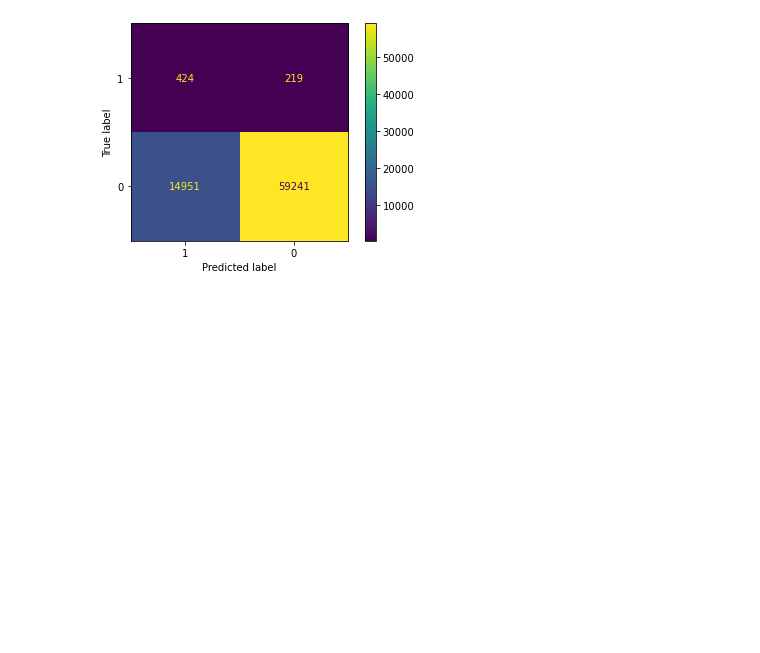
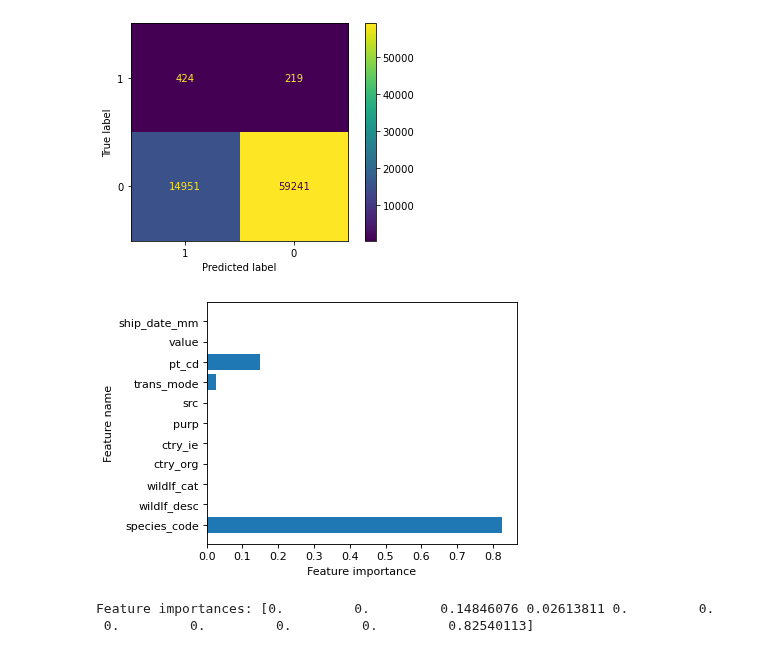
Before and after one commit to YinterestingProjects/milestone_2, a Jupyter notebook: modeling/5_tuning_export_SMOTE_DecisionTree2.ipynb, the cells around one changed output. Cells and saved outputs as stored; diff of their text form; code cells hidden in the pictures; blank space fills up the shorter version.

Commit message:
updated with additional feature importance and confusion matrix

```diff
--- a/modeling/5_tuning_export_SMOTE_DecisionTree2.ipynb
+++ b/modeling/5_tuning_export_SMOTE_DecisionTree2.ipynb
@@ -277,3 +277,17 @@ Random Forest 2 (best model)
  [[  424   219]
  [14951 59241]]
 [figure]
+# %%
+from adspy_shared_utilities import plot_feature_importances
+from adspy_shared_utilities import plot_decision_tree
+import matplotlib.pyplot as plt
+
+plt.figure(figsize=(5,4), dpi=80)
+plot_feature_importances(dt_pipe.best_estimator_.named_steps['clf'], feature_cols)
+if outputs:
+    plt.show()
+    print('Feature importances: {}'.format(dt_pipe.best_estimator_.named_steps['clf'].feature_importances_[::-1]))
+# %% [output]
+[figure, added]
+Feature importances: [0.         0.         0.14846076 0.02613811 0.         0.
+ 0.         0.         0.         0.         0.82540113]
```
Also changed, not shown: parts of 2 cells of this notebook, 13 other files.
